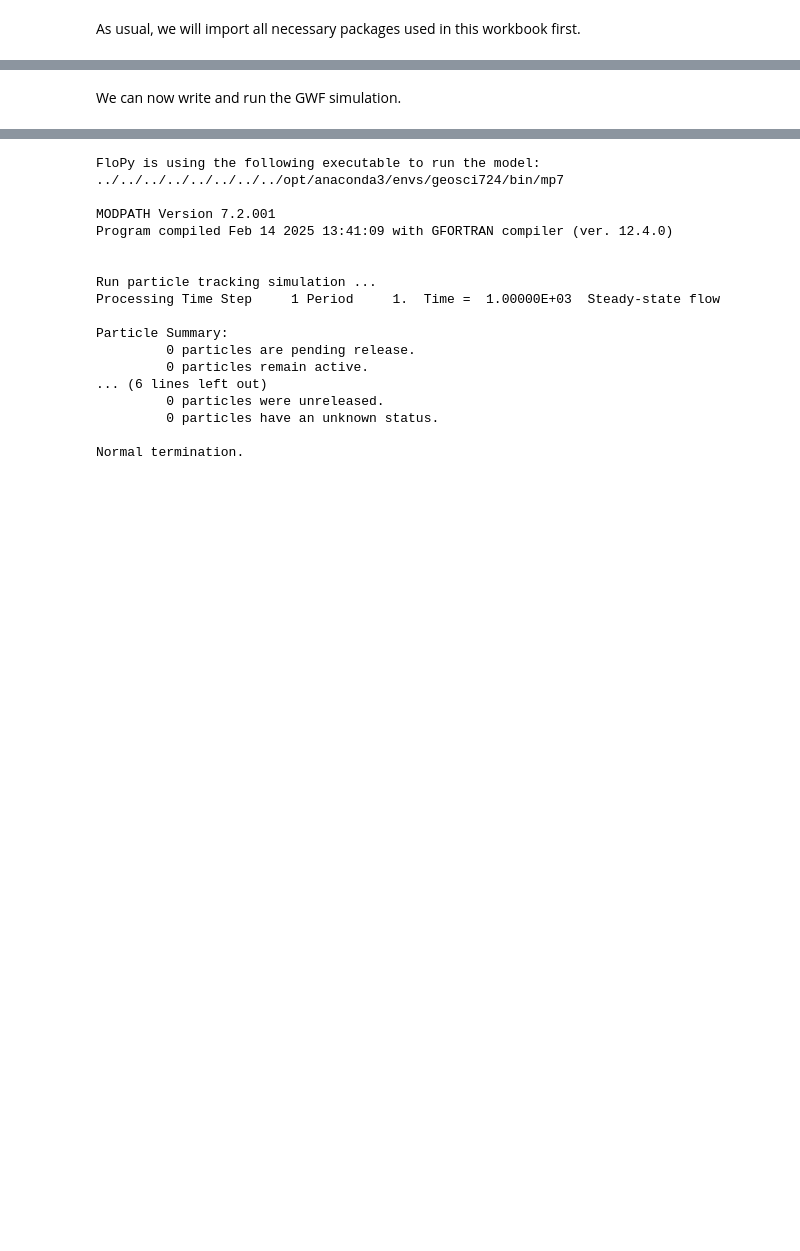
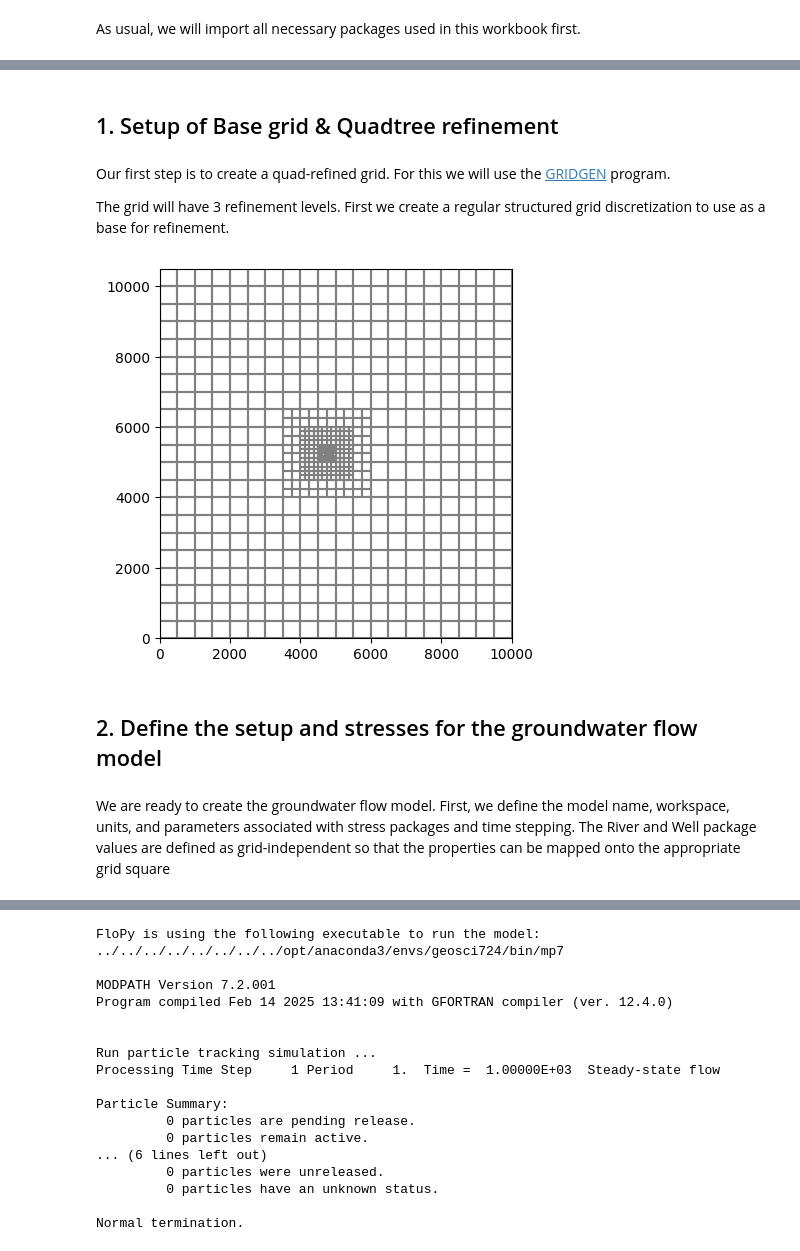
Before and after one commit to wischydro-cardiff/GWFlow-Modeling-Activities, a Jupyter notebook: 16_Particle_Tracking_MP7.ipynb, the cells around one changed output, grey strips where cells are left out. Saved outputs shown, nothing was run; the diff lists cells and outputs as text; code cells hidden in the pictures; blank space fills up the shorter version.

```diff
--- a/16_Particle_Tracking_MP7.ipynb
+++ b/16_Particle_Tracking_MP7.ipynb
@@ -102,11 +38,0 @@ gridgen = Gridgen(ms.modelgrid, model_ws=gridgen_ws)
-# %%
-# Define refinement polygons
-ref_polys = [
-    [[(3500, 4000), (3500, 6500), (6000, 6500), (6000, 4000), (3500, 4000)]],  # outer
-    [[(4000, 4500), (4000, 6000), (5500, 6000), (5500, 4500), (4000, 4500)]],  # middle
-    [[(4500, 5000), (4500, 5500), (5000, 5500), (5000, 5000), (4500, 5000)]],  # inner
-]
-ref_paths = []
-for i, poly in enumerate(ref_polys):
-    gridgen.add_refinement_features([poly], "polygon", i + 1, range(nlay))
-    ref_paths.append(gridgen_ws / f"rf{i}")
@@ -127,6 +38,0 @@ cell2d = disv_props["cell2d"]
-# %%
-# Plot the grid with refinement levels superimposed.
-grid.plot()
-for i, path in enumerate(ref_paths):
-    flopy.plot.plot_shapefile(path, ax=plt.gca(), facecolor="green", edgecolor="none", alpha=(i + 1) / 3)
-plt.show()
@@ -275,2 +38,0 @@ sim.register_ims_package(ims, [gwf.name])
-# %% [markdown]
-We can now write and run the GWF simulation.
@@ -276,0 +62,6 @@ We can now write and run the GWF simulation.
+# %% [markdown]
+## 1. Setup of Base grid & Quadtree refinement
+# %% [markdown]
+Our first step is to create a quad-refined grid. For this we will use the [GRIDGEN](https://www.usgs.gov/software/gridgen-program-generating-unstructured-finite-volume-grids) program.
+
+The grid will have 3 refinement levels. First we create a regular structured grid discretization to use as a base for refinement.
@@ -276,0 +96,39 @@ We can now write and run the GWF simulation.
+# %%
+#1B - Create refined modelgrid with quadtree
+
+# Create gridgen workspace and object
+gridgen_ws = base_ws / "gridgen"
+gridgen_ws.mkdir(parents=True, exist_ok=True)
+gridgen = Gridgen(modelgrid_reg, model_ws=gridgen_ws)
+
+# Define refinement polygons
+ref_polys = [
+    [[(3500, 4000), (3500, 6500), (6000, 6500), (6000, 4000), (3500, 4000)]],  # outer
+    [[(4000, 4500), (4000, 6000), (5500, 6000), (5500, 4500), (4000, 4500)]],  # middle
+    [[(4500, 5000), (4500, 5500), (5000, 5500), (5000, 5000), (4500, 5000)]],  # inner
+]
+
+#Go through in order -- each level is a lower level of refinement.
+for i, poly in enumerate(ref_polys):
+    gridgen.add_refinement_features([poly], "polygon", i + 1, range(nlay))
+
+# Build the refined grid and plot it
+gridgen.build(verbose=False)
+grid_props = gridgen.get_gridprops_vertexgrid()
+disv_props = gridgen.get_gridprops_disv()
+grid = flopy.discretization.VertexGrid(**grid_props)
+grid.plot()
+
+# Extract refined grid properties as later needed inputs
+ncpl = disv_props["ncpl"]
+top = disv_props["top"]
+botm = disv_props["botm"]
+nvert = disv_props["nvert"]
+vertices = disv_props["vertices"]
+cell2d = disv_props["cell2d"]
+# %% [output]
+[figure, added]
+# %% [markdown]
+## 2. Define the setup and stresses for the groundwater flow model
+# %% [markdown]
+We are ready to create the groundwater flow model. First, we define the model name, workspace, units, and parameters associated with stress packages and time stepping. The River and Well package values are defined as grid-independent so that the properties can be mapped onto the appropriate grid square
```
Also changed, not shown: parts of 70 cells of this notebook.
